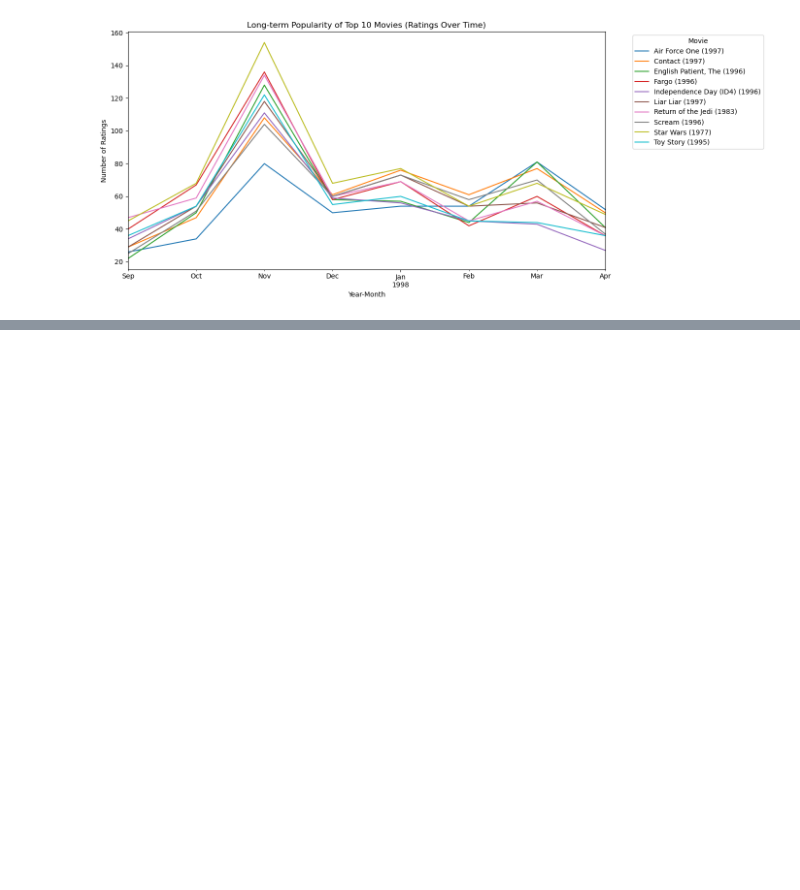
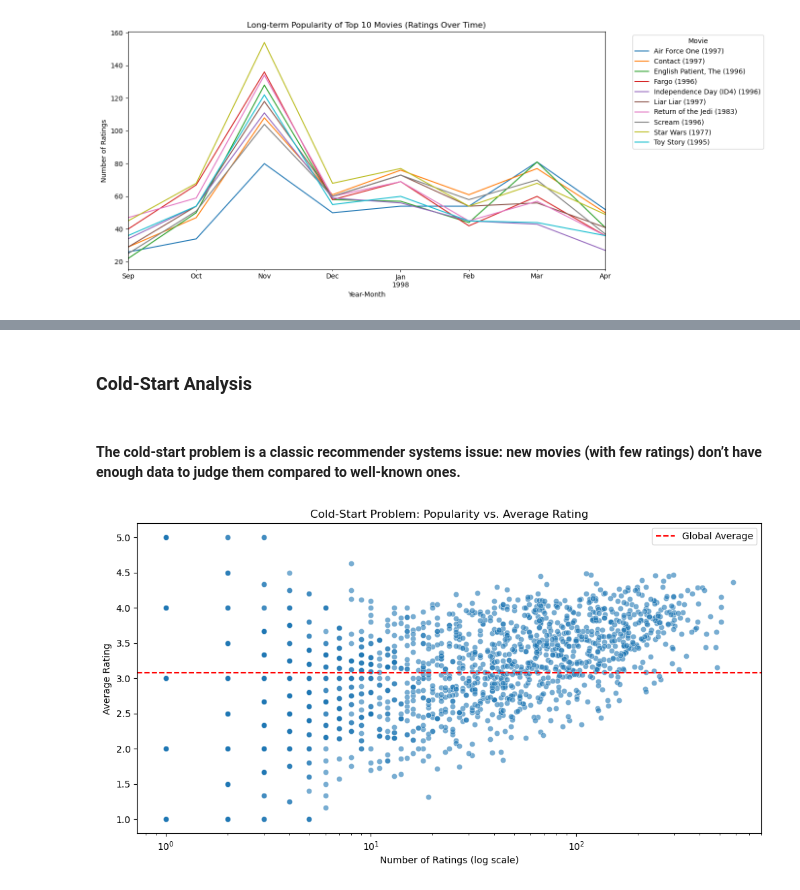
Before and after one commit to asimjamal/MovieLens-100K-Review-Analysis, a Jupyter notebook: MovieLens100k Analysis.ipynb, the cells around one changed output, grey strips where cells are left out. Drawn from its saved outputs; the diff is of its cells as text; code cells hidden in the pictures; blank space fills up the shorter version.

```diff
--- a/MovieLens100k Analysis.ipynb
+++ b/MovieLens100k Analysis.ipynb
@@ -619,0 +659,27 @@ See the caveats in the documentation: https://pandas.pydata.org/pandas-docs/stab
+# %% [markdown]
+### Cold-Start Analysis
+# %% [markdown]
+#### The cold-start problem is a classic recommender systems issue: new movies (with few ratings) don’t have enough data to judge them compared to well-known ones.
+# %%
+# Count number of ratings per movie
+movie_stats = ratings.groupby("movie_id")["rating"].agg(["mean", "count"]).reset_index()
+movie_stats = movie_stats.merge(movies[["movie_id", "title"]], on="movie_id", how="left")
+
+# Plot: Number of ratings (popularity) vs average rating (quality)
+plt.figure(figsize=(12,6))
+sns.scatterplot(
+    data=movie_stats,
+    x="count",
+    y="mean",
+    alpha=0.6
+)
+
+plt.axhline(movie_stats["mean"].mean(), color="red", linestyle="--", label="Global Average")
+plt.xscale("log")  # ratings count often has long tail, log scale helps
+plt.xlabel("Number of Ratings (log scale)")
+plt.ylabel("Average Rating")
+plt.title("Cold-Start Problem: Popularity vs. Average Rating")
+plt.legend()
+plt.show()
+# %% [output]
+[figure, added]
```
Also changed, not shown: parts of 18 cells of this notebook.
